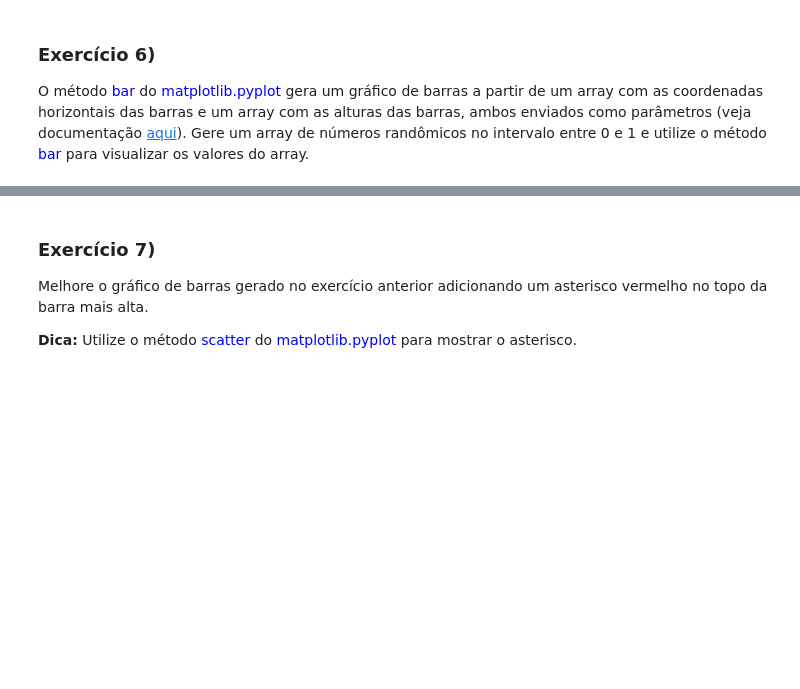
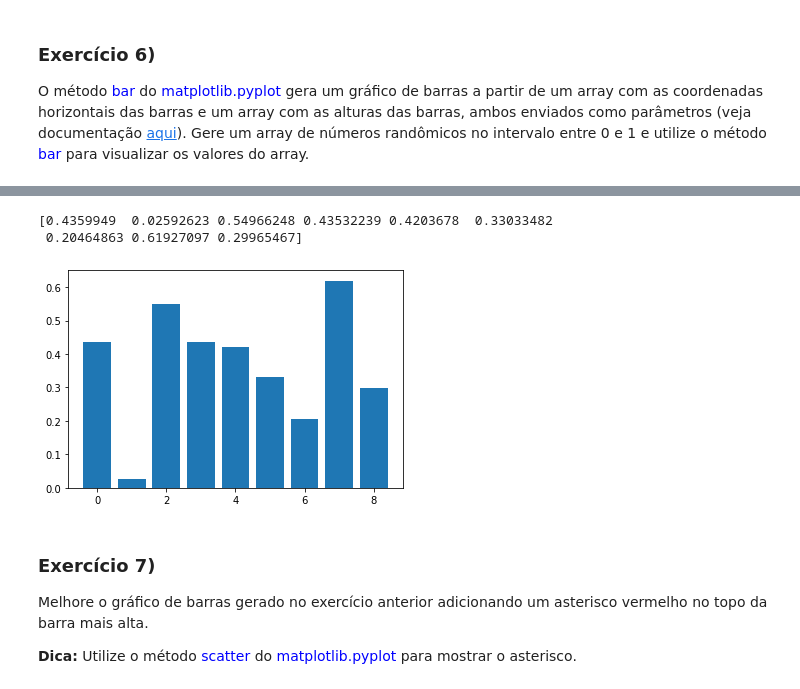
Before and after one commit to thiago3008/MBA_DS_USP, a Jupyter notebook: 01 - Programação para Ciência de Dados/05 - Numpy Parte II e Matplotlib/Numpy II e Matplotlib exercicios.ipynb, the cells around one changed output, grey strips where cells are left out. Drawn from its saved outputs; the diff is of its cells as text; code cells hidden in the pictures; blank space fills up the shorter version.

```diff
--- a/01 - Programação para Ciência de Dados/05 - Numpy Parte II e Matplotlib/Numpy II e Matplotlib exercicios.ipynb
+++ b/01 - Programação para Ciência de Dados/05 - Numpy Parte II e Matplotlib/Numpy II e Matplotlib exercicios.ipynb
@@ -181,3 +178,12 @@ import matplotlib.pyplot as plt
+# %%
+np.random.seed(2)
+X = np.random.uniform(0,1,9)
+plt.bar(np.arange(X.shape[0]),X);
+print(X)
+# %% [output]
+[0.4359949  0.02592623 0.54966248 0.43532239 0.4203678  0.33033482
+ 0.20464863 0.61927097 0.29965467]
+[figure, added]
 # %% [markdown]
 ### Exercício 7)
 Melhore o gráfico de barras gerado no exercício anterior adicionando um asterisco vermelho no topo da barra mais alta.
```
Also changed, not shown: parts of 10 cells of this notebook, 2 other files.
